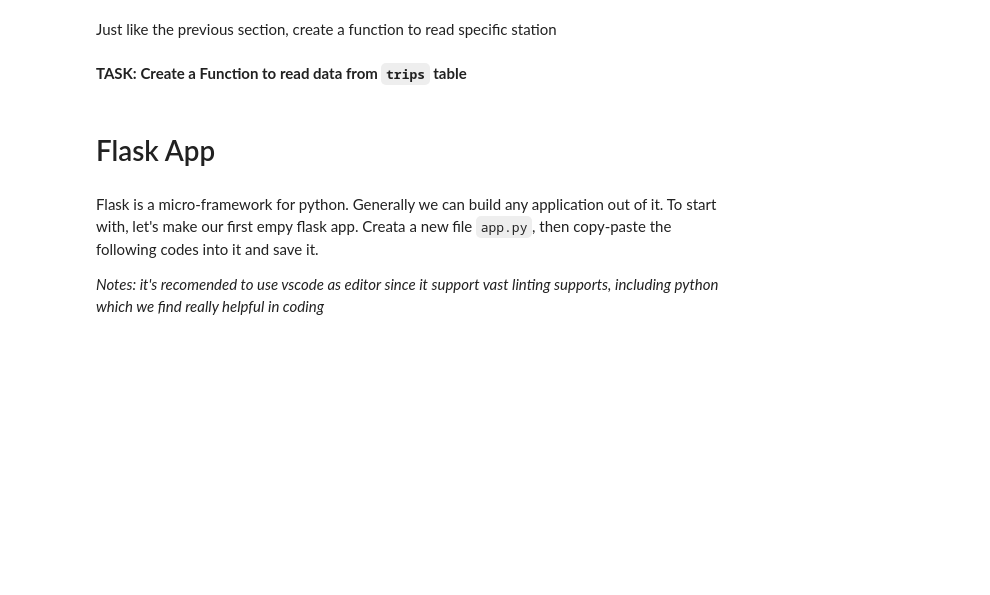
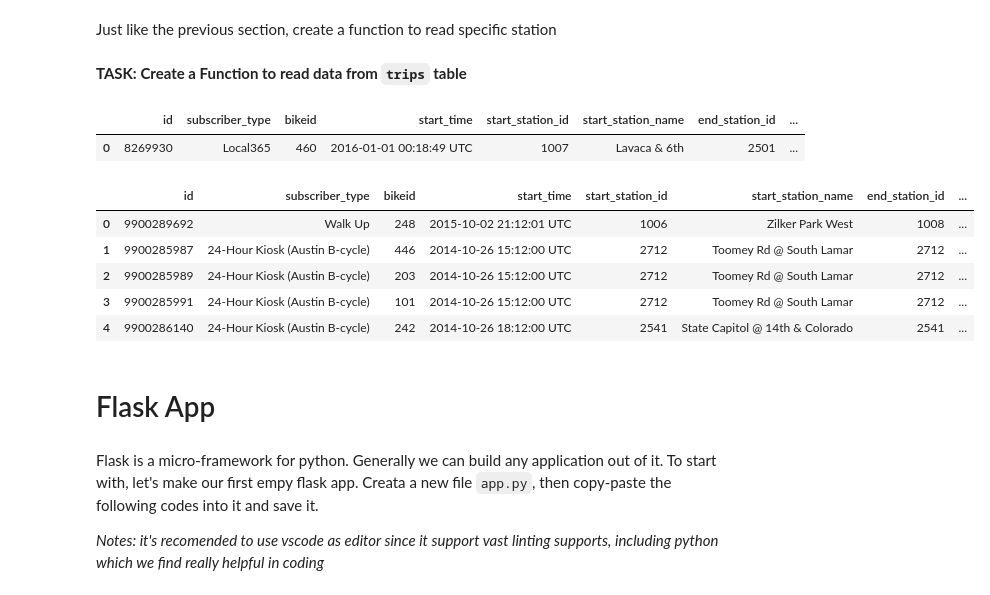
Before and after one commit to eldioel/da_capstone, a Jupyter notebook: BIkeshare API.ipynb, the cells around one changed output. Cells and saved outputs as stored; diff of their text form; code cells hidden in the pictures; blank space fills up the shorter version.

```diff
--- a/BIkeshare API.ipynb
+++ b/BIkeshare API.ipynb
@@ -216,3 +275,30 @@ def get_all_trips(conn):
+# %%
+# Your code here
+def get_trip_id(trip_id, conn):
+    query = f"""SELECT * FROM trips WHERE id = {trip_id}"""
+    result = pd.read_sql_query(query, conn)
+    return result
+
+def get_all_trips(conn):
+    query = f"""SELECT * FROM trips"""
+    result = pd.read_sql_query(query, conn)
+    return result
+# %%
+data_trip_1 = get_trip_id(8269930, conn)
+data_trip_1
+# %% [output]
+|  | id | subscriber_type | bikeid | start_time | start_station_id | start_station_name | end_station_id | ... |
+| 0 | 8269930 | Local365 | 460 | 2016-01-01 00:18:49 UTC | 1007 | Lavaca & 6th | 2501 | ... |
+# %%
+data_trip_all = get_all_trips(conn)
+data_trip_all.head()
+# %% [output]
+|  | id | subscriber_type | bikeid | start_time | start_station_id | start_station_name | end_station_id | ... |
+| 0 | 9900289692 | Walk Up | 248 | 2015-10-02 21:12:01 UTC | 1006 | Zilker Park West | 1008 | ... |
+| 1 | 9900285987 | 24-Hour Kiosk (Austin B-cycle) | 446 | 2014-10-26 15:12:00 UTC | 2712 | Toomey Rd @ South Lamar | 2712 | ... |
+| 2 | 9900285989 | 24-Hour Kiosk (Austin B-cycle) | 203 | 2014-10-26 15:12:00 UTC | 2712 | Toomey Rd @ South Lamar | 2712 | ... |
+| 3 | 9900285991 | 24-Hour Kiosk (Austin B-cycle) | 101 | 2014-10-26 15:12:00 UTC | 2712 | Toomey Rd @ South Lamar | 2712 | ... |
+| 4 | 9900286140 | 24-Hour Kiosk (Austin B-cycle) | 242 | 2014-10-26 18:12:00 UTC | 2541 | State Capitol @ 14th & Colorado | 2541 | ... |
 # %% [markdown]
 # Flask App
 # %% [markdown]
```
Also changed, not shown: parts of 22 cells of this notebook, 1 other file.
